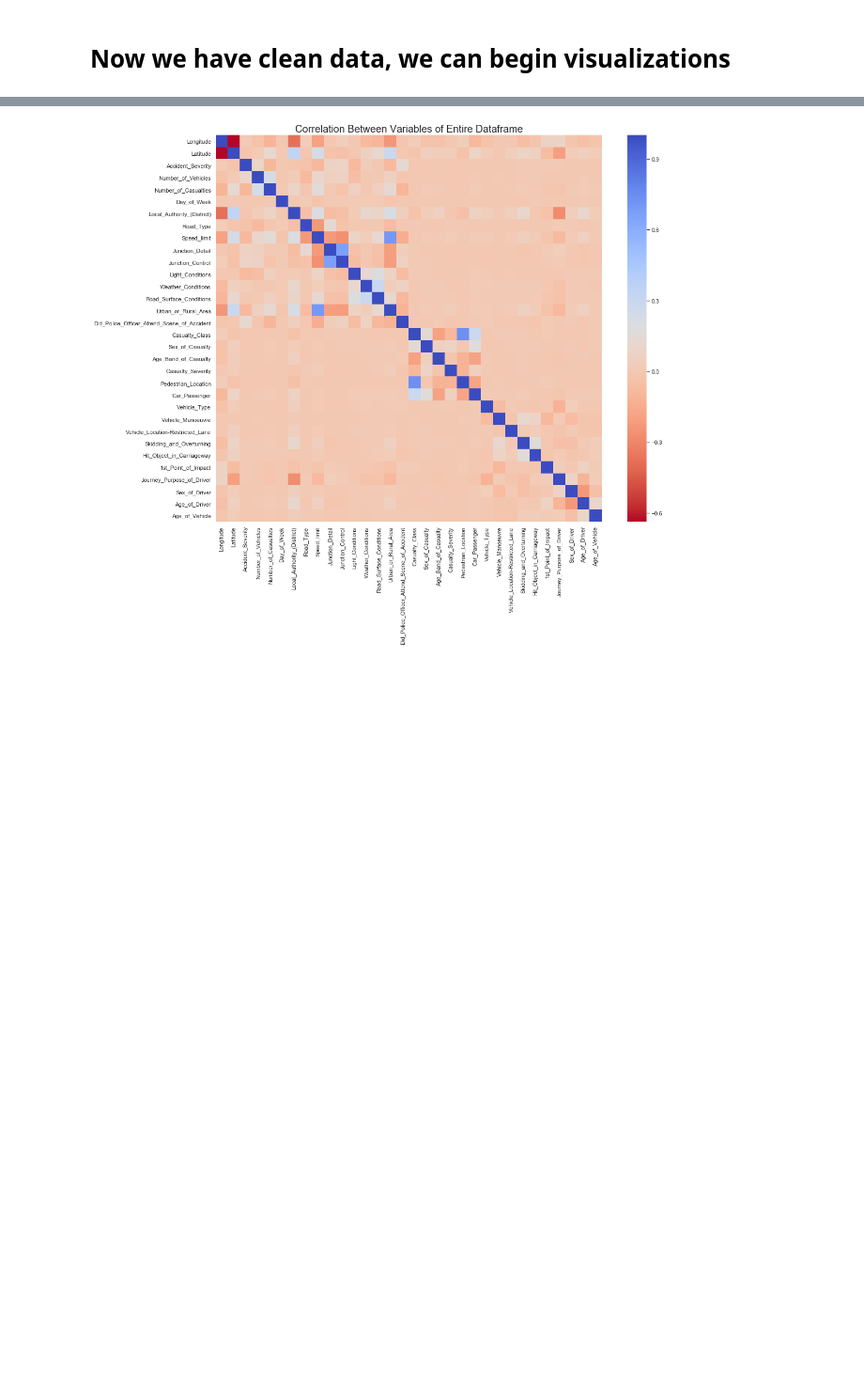
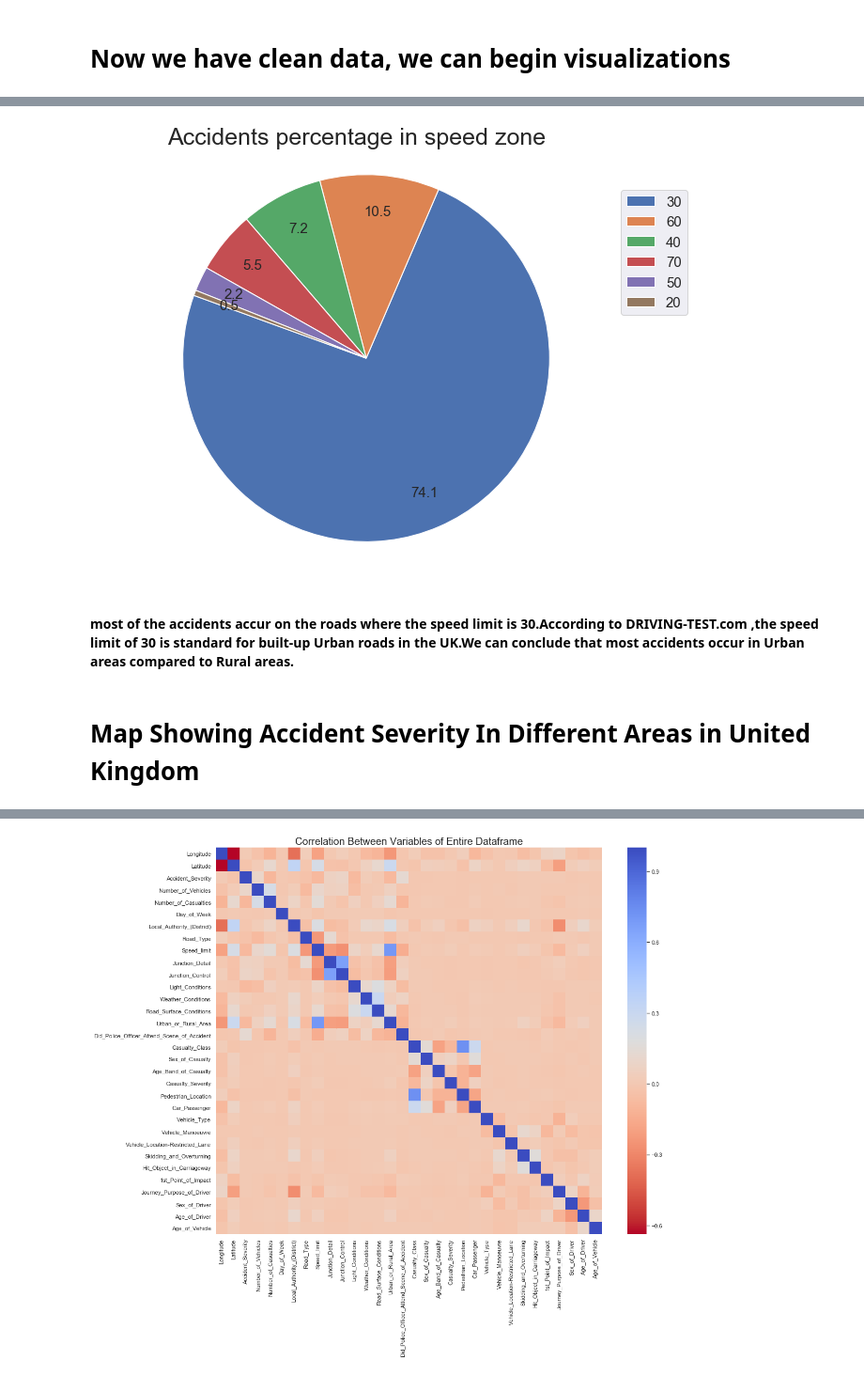
Before and after one commit to BrunoJay/Python-recess-project, a Jupyter notebook: uploadingClean.ipynb, the cells around one changed output, grey strips where cells are left out. Shown at 94% size. Drawn from its saved outputs; the diff is of its cells as text; code cells hidden in the pictures; blank space fills up the shorter version.

```diff
--- a/uploadingClean.ipynb
+++ b/uploadingClean.ipynb
@@ -201,0 +299,20 @@ from sklearn.metrics import average_precision_score
+# %%
+speed_zone_all_data = all_data.loc[all_data['Speed_limit'].isin(['20','30','40','50','60','70'])]
+speed = speed_zone_all_data.Speed_limit.value_counts()
+
+explode = (0.0,0.0,0.0,0.0,0.0,0.0)
+plt.figure(figsize=(10,8))
+plt.pie(speed.values, labels=None,autopct='%.1f',pctdistance=0.8, labeldistance=1.9 ,explode = explode, shadow=False, startangle=160,
+       textprops={'fontsize': 15})
+
+plt.axis('equal')
+plt.legend(speed.index, bbox_to_anchor=(1,0.7), loc="center right", fontsize=15,bbox_transform=plt.gcf().transFigure)
+plt.figtext(.5,.9,'Accidents percentage in speed zone',
+           fontsize=25, ha='center')
+plt.show()
+# %% [output]
+[figure, added]
+# %% [markdown]
+#### most of the accidents accur on the roads where the speed limit is 30.According to DRIVING-TEST.com ,the speed limit of 30 is standard for  built-up Urban roads in the UK.We can conclude that most accidents occur in Urban areas compared to Rural areas.
+# %% [markdown]
+# Map Showing Accident Severity In Different Areas in United Kingdom
```
Also changed, not shown: parts of 68 cells of this notebook.
